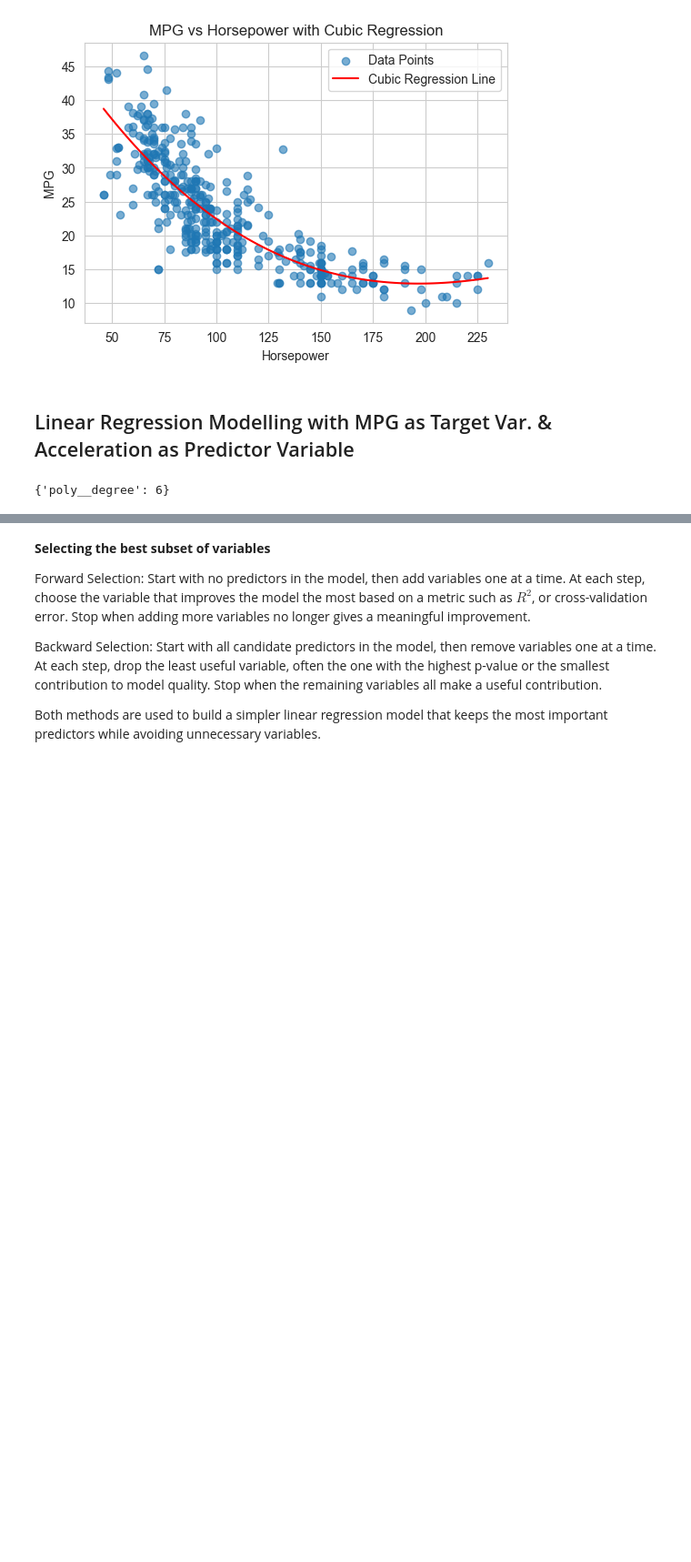
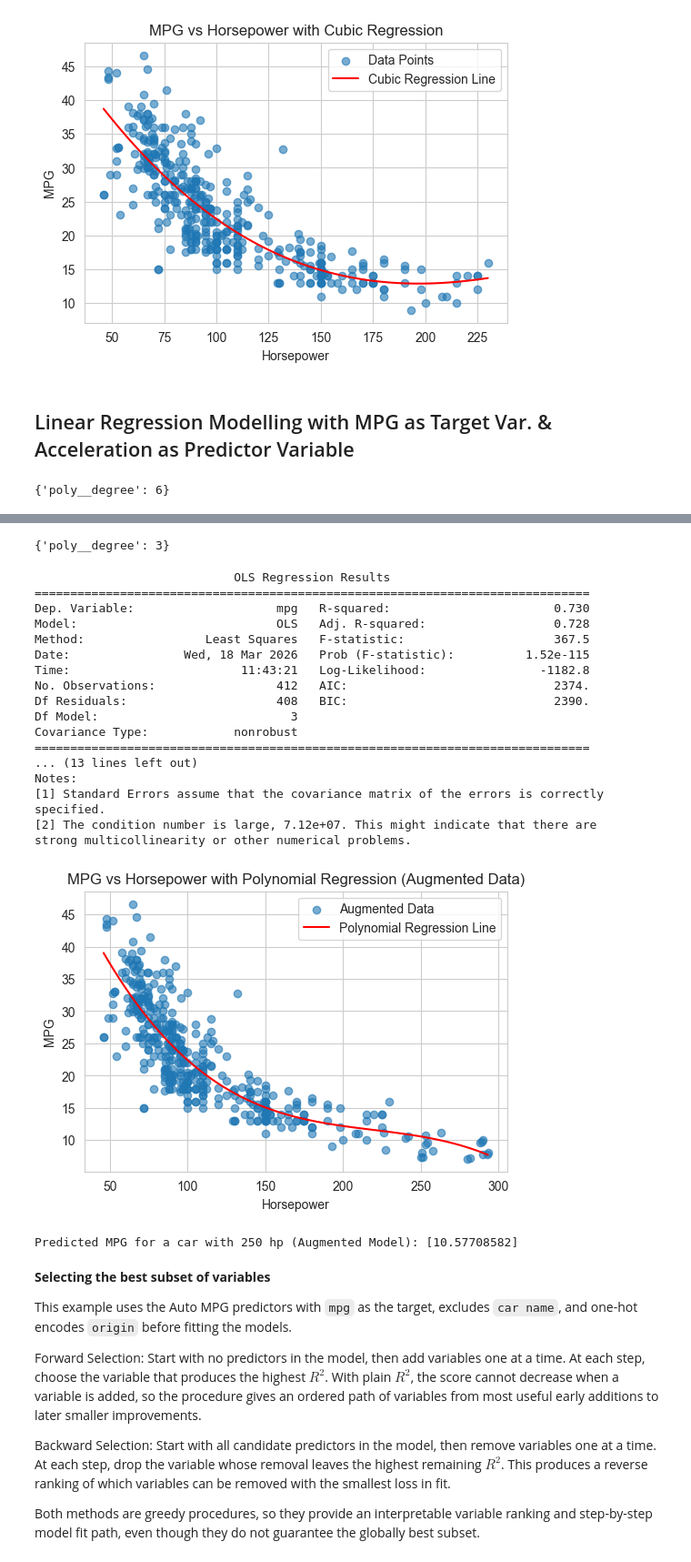
Before and after one commit to ericcoopey/dsa250_sp26, a Jupyter notebook: M5-MachineLearning/LAB-LinearRegAdvanced.ipynb, the cells around one changed output, grey strips where cells are left out. Shown at 91% size. Saved outputs shown, nothing was run; the diff lists cells and outputs as text; code cells hidden in the pictures; blank space fills up the shorter version.

```diff
--- a/M5-MachineLearning/LAB-LinearRegAdvanced.ipynb
+++ b/M5-MachineLearning/LAB-LinearRegAdvanced.ipynb
@@ -378,10 +413,66 @@ strong multicollinearity or other numerical problems.
+# %%
+# using our same gridsearch we can run the polynomial regression on the augmented dataset and see if the best degree changes with the new data points
+X_augmented = df_augmented[['horsepower']]
+Y_augmented = df_augmented['mpg']
+search.fit(X_augmented, Y_augmented)
+print(search.best_params_)
+# %% [output]
+{'poly__degree': 3}
+# %%
+#graph the output of the regression model on the augmented dataset
+best_degree = search.best_params_['poly__degree']
+poly = PolynomialFeatures(degree=best_degree)
+X_poly_augmented = poly.fit_transform(X_augmented)
+model_final_augmented = sm.OLS(Y_augmented, X_poly_augmented).fit()
+print(model_final_augmented.summary())
+
+horsepower_grid = np.linspace(df_augmented['horsepower'].min(), df_augmented['horsepower'].max(), 100)
+horsepower_grid_squared = horsepower_grid**2
+horsepower_grid_cubic = horsepower_grid**3
+X_grid_augmented = pd.DataFrame({'horsepower': horsepower_grid, 'horsepower_squared': horsepower_grid_squared, 'horsepower_cubic': horsepower_grid_cubic})
+X_grid_augmented_with_const = sm.add_constant(X_grid_augmented)
+mpg_pred_augmented = model_final_augmented.predict(X_grid_augmented_with_const)
+plt.figure(figsize=(6,4))
+plt.scatter(df_augmented['horsepower'], df_augmented['mpg'], alpha=0.6, label='Augmented Data')
+plt.plot(horsepower_grid, mpg_pred_augmented, color='red', label='Polynomial Regression Line')
+plt.xlabel('Horsepower')
+plt.ylabel('MPG')
+plt.title('MPG vs Horsepower with Polynomial Regression (Augmented Data)')
+plt.legend()
+plt.show()
+# %% [output]
+                            OLS Regression Results
+==============================================================================
+Dep. Variable:                    mpg   R-squared:                       0.730
+Model:                            OLS   Adj. R-squared:                  0.728
+Method:                 Least Squares   F-statistic:                     367.5
+Date:                Wed, 18 Mar 2026   Prob (F-statistic):          1.52e-115
+Time:                        11:43:21   Log-Likelihood:                -1182.8
+No. Observations:                 412   AIC:                             2374.
+Df Residuals:                     408   BIC:                             2390.
+Df Model:                           3
+Covariance Type:            nonrobust
+==============================================================================
+... (13 lines left out)
+Notes:
+[1] Standard Errors assume that the covariance matrix of the errors is correctly specified.
+[2] The condition number is large, 7.12e+07. This might indicate that there are
+strong multicollinearity or other numerical problems.
+[figure, added]
+# %%
+# make predictions with the new model on the augmented dataset
+print("Predicted MPG for a car with 250 hp (Augmented Model):", model_final_augmented.predict(poly.transform([[250]])))
+# %% [output]
+Predicted MPG for a car with 250 hp (Augmented Model): [10.57708582]
 # %% [markdown]
 **Selecting the best subset of variables**
 
+This example uses the Auto MPG predictors with `mpg` as the target, excludes `car name`, and one-hot encodes `origin` before fitting the models.
+
 Forward Selection:
-Start with no predictors in the model, then add variables one at a time. At each step, choose the variable that improves the model the most based on a metric such as $R^2$, or cross-validation error. Stop when adding more variables no longer gives a meaningful improvement.
+Start with no predictors in the model, then add variables one at a time. At each step, choose the variable that produces the highest $R^2$. With plain $R^2$, the score cannot decrease when a variable is added, so the procedure gives an ordered path of variables from most useful early additions to later smaller improvements.
 
 Backward Selection:
-Start with all candidate predictors in the model, then remove variables one at a time. At each step, drop the least useful variable, often the one with the highest p-value or the smallest contribution to model quality. Stop when the remaining variables all make a useful contribution.
+Start with all candidate predictors in the model, then remove variables one at a time. At each step, drop the variable whose removal leaves the highest remaining $R^2$. This produces a reverse ranking of which variables can be removed with the smallest loss in fit.
 
-Both methods are used to build a simpler linear regression model that keeps the most important predictors while avoiding unnecessary variables.
+Both methods are greedy procedures, so they provide an interpretable variable ranking and step-by-step model fit path, even though they do not guarantee the globally best subset.
```
Also changed, not shown: parts of 22 cells of this notebook, 3 other files.
